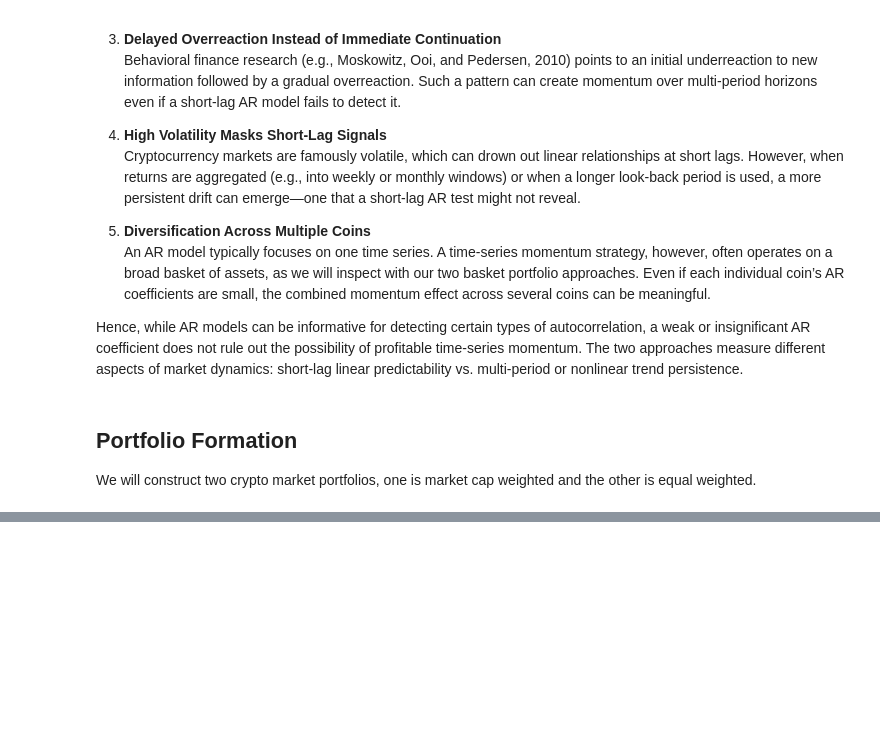
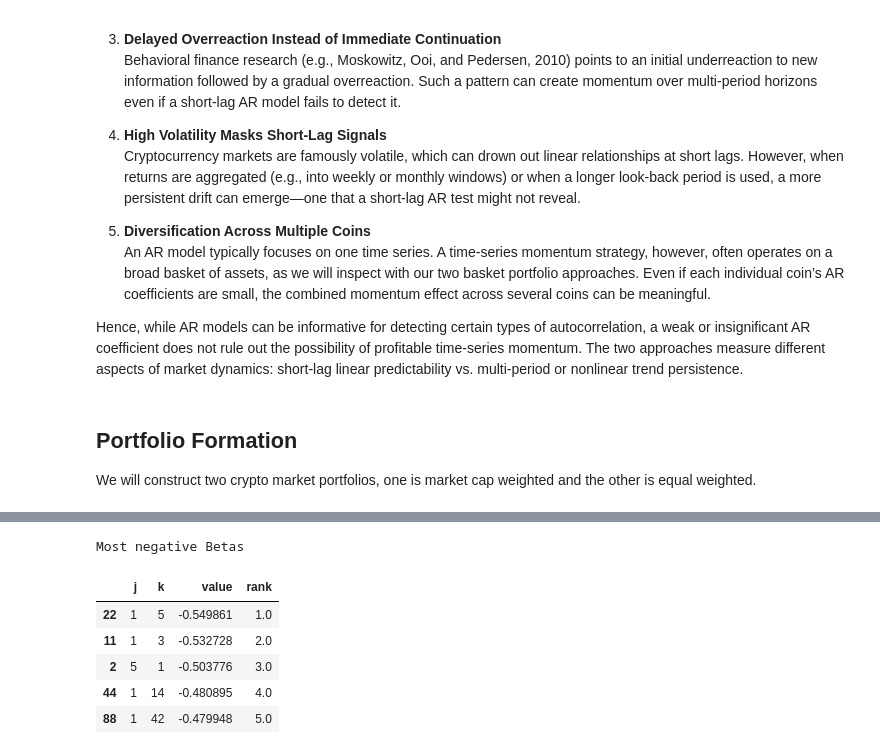
Before and after one commit to andrewpark19/QTS_Final_Project, a Jupyter notebook: QTS_Trading_Project.ipynb, the cells around one changed output, grey strips where cells are left out. Drawn from its saved outputs; the diff is of its cells as text; code cells hidden in the pictures; blank space fills up the shorter version.

```diff
--- a/QTS_Project_Draft.ipynb
+++ b/QTS_Trading_Project.ipynb
@@ -493,0 +510,11 @@ $$p_{t,t+k} = \alpha + \beta p_{t-j,t} + \epsilon_t$$
+# %%
+print(f"Most negative Betas")
+rank_param(beta_df).head()
+# %% [output]
+Most negative Betas
+|  | j | k | value | rank |
+| 22 | 1 | 5 | -0.549861 | 1.0 |
+| 11 | 1 | 3 | -0.532728 | 2.0 |
+| 2 | 5 | 1 | -0.503776 | 3.0 |
+| 44 | 1 | 14 | -0.480895 | 4.0 |
+| 88 | 1 | 42 | -0.479948 | 5.0 |
```
Also changed, not shown: parts of 5 cells of this notebook, 1 other file.
